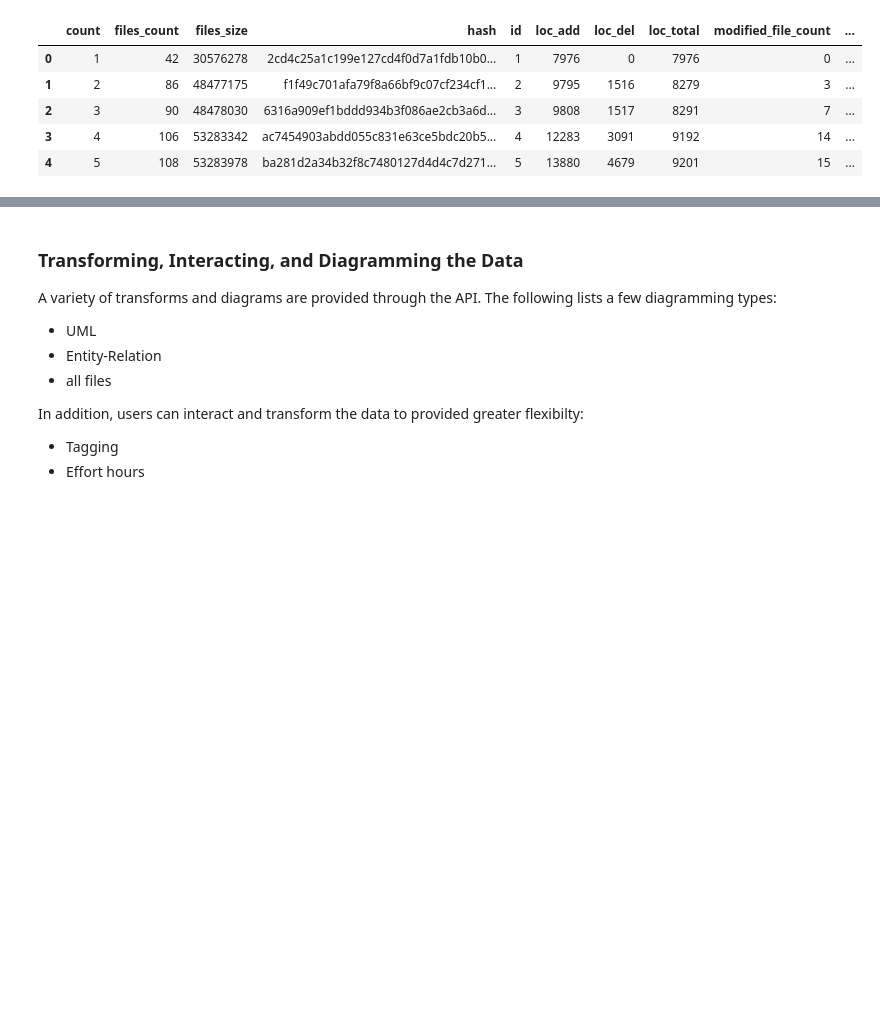
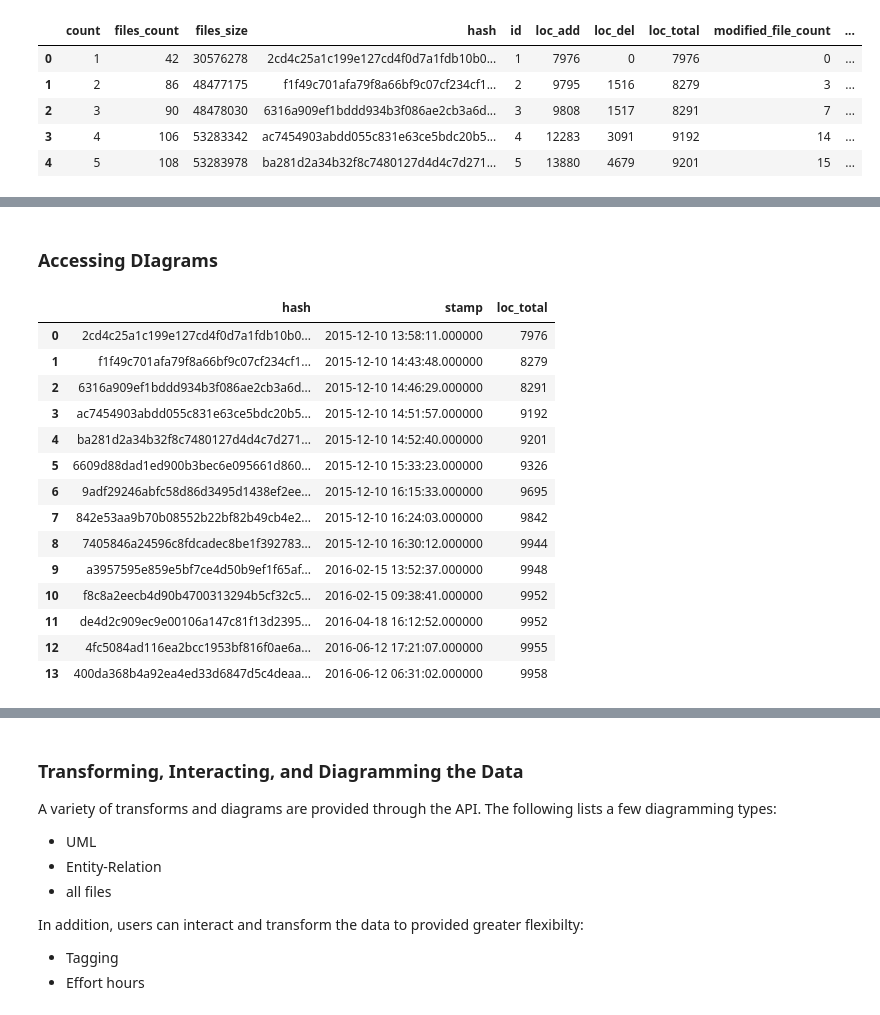
Before and after one commit to IMTorgDemo/Reports, a Jupyter notebook: guideHelloWorld.ipynb, the cells around one changed output, grey strips where cells are left out. Cells and saved outputs as stored; diff of their text form; code cells hidden in the pictures; blank space fills up the shorter version.

```diff
--- a/guideHelloWorld.ipynb
+++ b/guideHelloWorld.ipynb
@@ -129,0 +148,21 @@ sns.plt.show()
+# %% [markdown]
+### Accessing DIagrams
+# %%
+# Choose commit to diagram
+size[['hash','stamp','loc_total']]
+# %% [output]
+|  | hash | stamp | loc_total |
+| 0 | 2cd4c25a1c199e127cd4f0d7a1fdb10b0... | 2015-12-10 13:58:11.000000 | 7976 |
+| 1 | f1f49c701afa79f8a66bf9c07cf234cf1... | 2015-12-10 14:43:48.000000 | 8279 |
+| 2 | 6316a909ef1bddd934b3f086ae2cb3a6d... | 2015-12-10 14:46:29.000000 | 8291 |
+| 3 | ac7454903abdd055c831e63ce5bdc20b5... | 2015-12-10 14:51:57.000000 | 9192 |
+| 4 | ba281d2a34b32f8c7480127d4d4c7d271... | 2015-12-10 14:52:40.000000 | 9201 |
+| 5 | 6609d88dad1ed900b3bec6e095661d860... | 2015-12-10 15:33:23.000000 | 9326 |
+| 6 | 9adf29246abfc58d86d3495d1438ef2ee... | 2015-12-10 16:15:33.000000 | 9695 |
+| 7 | 842e53aa9b70b08552b22bf82b49cb4e2... | 2015-12-10 16:24:03.000000 | 9842 |
+| 8 | 7405846a24596c8fdcadec8be1f392783... | 2015-12-10 16:30:12.000000 | 9944 |
+| 9 | a3957595e859e5bf7ce4d50b9ef1f65af... | 2016-02-15 13:52:37.000000 | 9948 |
+| 10 | f8c8a2eecb4d90b4700313294b5cf32c5... | 2016-02-15 09:38:41.000000 | 9952 |
+| 11 | de4d2c909ec9e00106a147c81f13d2395... | 2016-04-18 16:12:52.000000 | 9952 |
+| 12 | 4fc5084ad116ea2bcc1953bf816f0ae6a... | 2016-06-12 17:21:07.000000 | 9955 |
+| 13 | 400da368b4a92ea4ed33d6847d5c4deaa... | 2016-06-12 06:31:02.000000 | 9958 |
```
Also changed, not shown: parts of 9 cells of this notebook, 1 other file.
